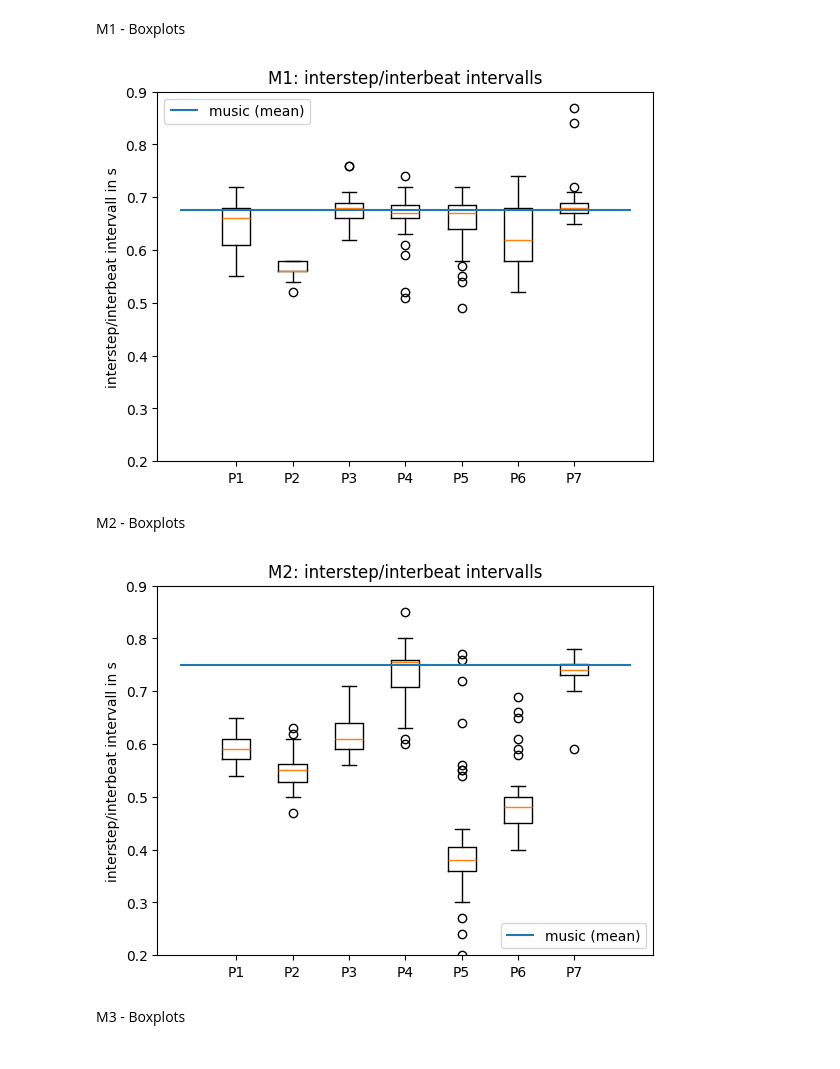
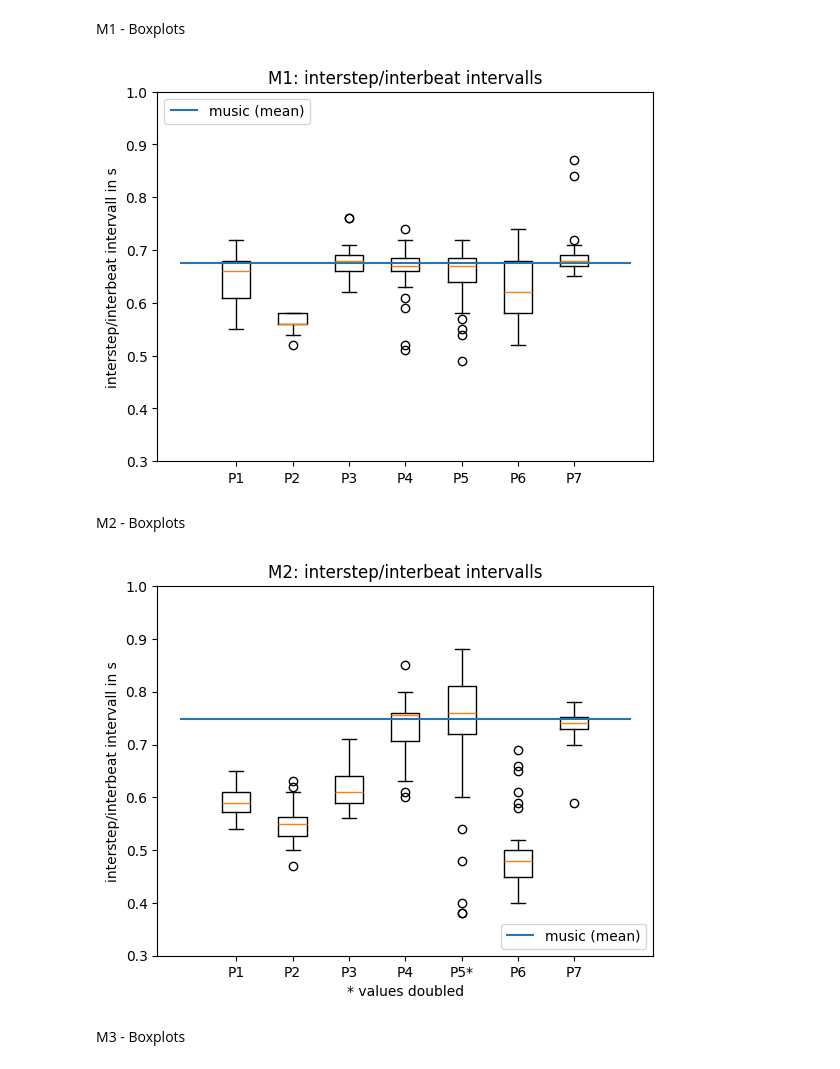
Before and after one commit to andren967/UE_Motion_Capturing, a Jupyter notebook: diagramms.ipynb, the cells around one changed output. Cells and saved outputs as stored; diff of their text form; code cells hidden in the pictures.

Commit message:
values for P5_M2 doubled, y-scale of boxplots changed

```diff
--- a/diagramms.ipynb
+++ b/diagramms.ipynb
@@ -248,14 +248,14 @@ ax.boxplot(dictIntervalls.values())
 ax.set_xticklabels(dictIntervalls.keys())
 plt.hlines(statistics.mean(interbeatM1)/100,0,8,label="music (mean)")
 
-plt.ylim([0.20,0.90])
+plt.ylim([0.30,1.0])
 plt.xticks(np.arange(1,8),labels=['P1','P2','P3','P4','P5','P6','P7'])
 plt.title("M1: interstep/interbeat intervalls")
 plt.ylabel("interstep/interbeat intervall in s")
 plt.legend(loc="upper left")
 plt.savefig("../UE_Motion_Capture/pictures/M1_Boxplots.png")
 # %% [output]
-[figure, old version]
+[figure, new version]
 # %% [markdown]
 M2 - Boxplots
 # %%
@@ -270,26 +270,31 @@ dictIntervalls = {}
 
 for string in lM2:
     text_file = open("../UE_Motion_Capture/InterstepIntervals/" + string + "_InterstepInterval.txt", "r")
+
     lines = text_file.readlines()
     text_file.close()
     lines = [s.replace("\n", '') for s in lines]
     lines = [eval(i)/100 for i in lines]
 
+    if string == 'P5_M2':
+        lines = [i*2 for i in lines]
+
     dictIntervalls[string]= lines
 # %%
 fig, ax = plt.subplots()
 ax.boxplot(dictIntervalls.values())
 ax.set_xticklabels(dictIntervalls.keys())
 plt.hlines(statistics.mean(interbeatM2)/100,0,8,label="music (mean)")
 
-plt.ylim([0.20,0.90])
-plt.xticks(np.arange(1,8),labels=['P1','P2','P3','P4','P5','P6','P7'])
+plt.ylim([0.30,1.0])
+plt.xticks(np.arange(1,8),labels=['P1','P2','P3','P4','P5*','P6','P7'])
 plt.title("M2: interstep/interbeat intervalls")
 plt.ylabel("interstep/interbeat intervall in s")
+plt.xlabel("* values doubled")
 plt.legend(loc="lower right")
 plt.savefig("../UE_Motion_Capture/pictures/M2_Boxplots.png")
 # %% [output]
-[figure, old version]
+[figure, new version]
 # %% [markdown]
 M3 - Boxplots
 # %%
```
Also changed, not shown: parts of 2 cells of this notebook, 4 other files.
